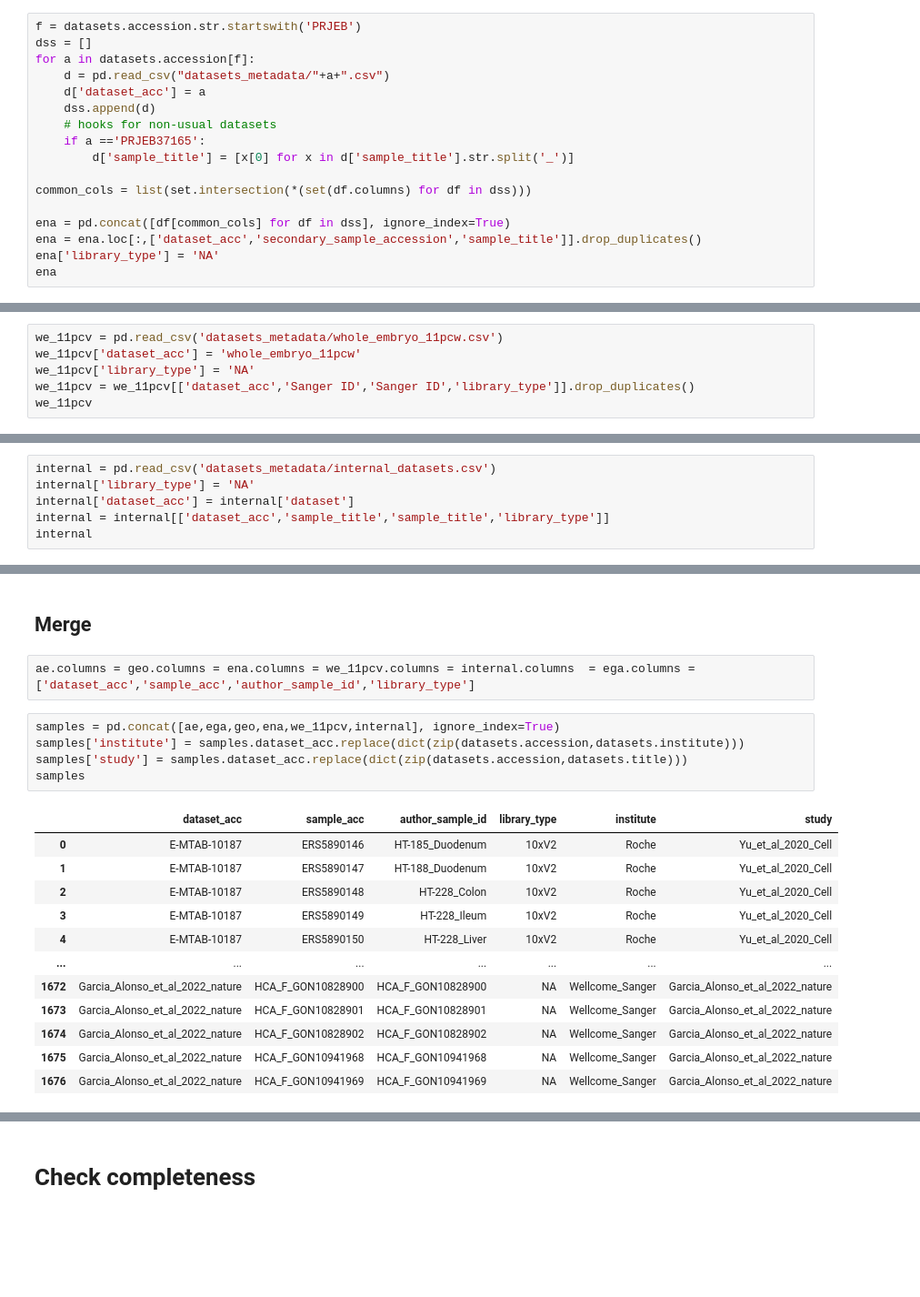
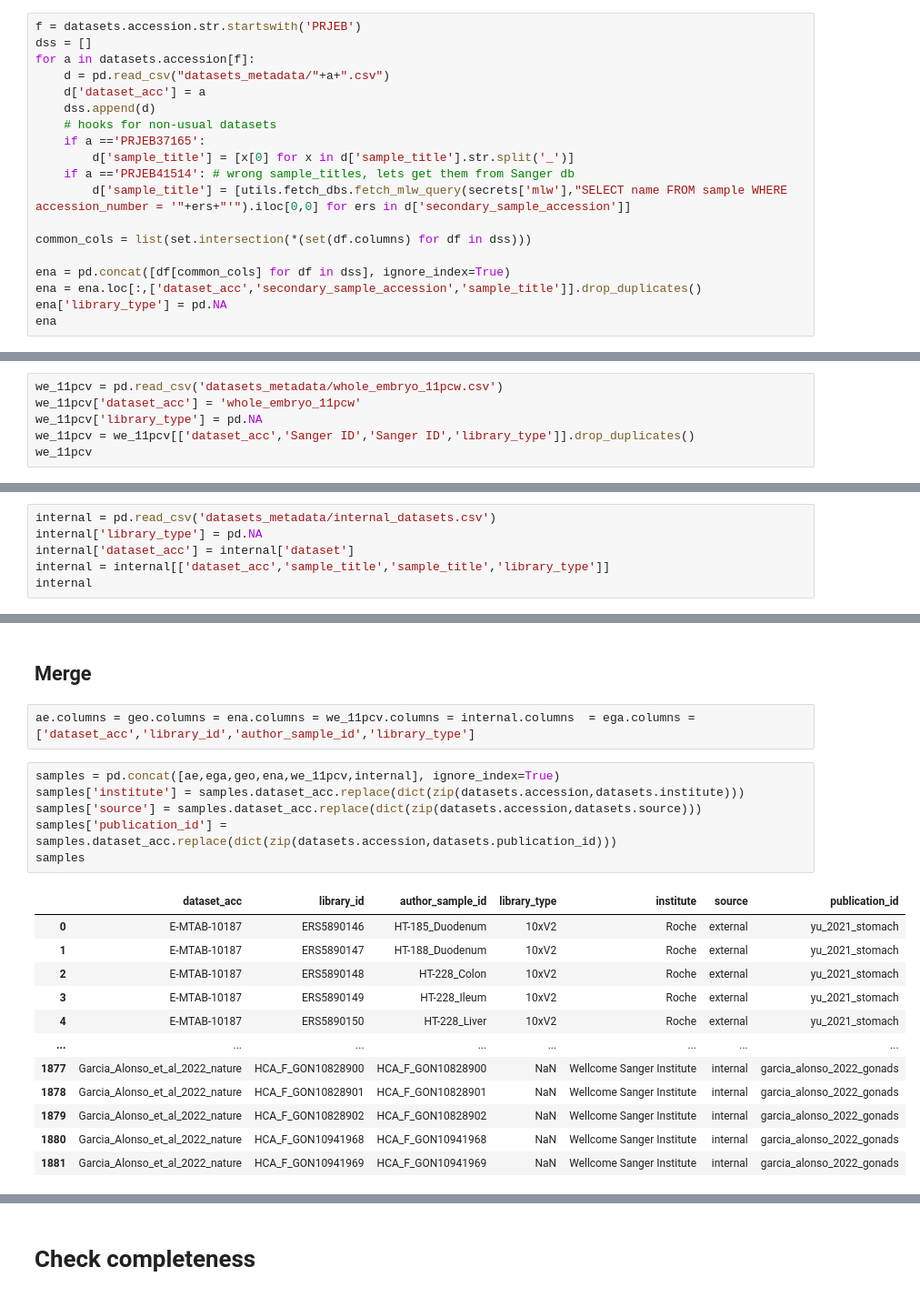
Before and after one commit to cellgeni/hdca_v2_reprocessing, a Jupyter notebook: 01_collect_sample_metadata.ipynb, the cells around one changed output, grey strips where cells are left out. Shown at 91% size. Cells and saved outputs as stored; diff of their text form; blank space fills up the shorter version.

```diff
--- a/01_collect_sample_metadata.ipynb
+++ b/01_collect_sample_metadata.ipynb
@@ -386,12 +456,14 @@ for a in datasets.accession[f]:
     # hooks for non-usual datasets
     if a =='PRJEB37165':
         d['sample_title'] = [x[0] for x in d['sample_title'].str.split('_')]
+    if a =='PRJEB41514': # wrong sample_titles, lets get them from Sanger db
+        d['sample_title'] = [utils.fetch_dbs.fetch_mlw_query(secrets['mlw'],"SELECT name FROM sample WHERE accession_number = '"+ers+"'").iloc[0,0] for ers in d['secondary_sample_accession']]
 
 common_cols = list(set.intersection(*(set(df.columns) for df in dss)))
 
 ena = pd.concat([df[common_cols] for df in dss], ignore_index=True)
 ena = ena.loc[:,['dataset_acc','secondary_sample_accession','sample_title']].drop_duplicates()
-ena['library_type'] = 'NA'
+ena['library_type'] = pd.NA
 ena
 # %% [output]
 |  | dataset_acc | secondary_sample_accession | sample_title | library_type |
@@ -412,7 +484,7 @@ ena
 # %%
 we_11pcv = pd.read_csv('datasets_metadata/whole_embryo_11pcw.csv')
 we_11pcv['dataset_acc'] = 'whole_embryo_11pcw'
-we_11pcv['library_type'] = 'NA'
+we_11pcv['library_type'] = pd.NA
 we_11pcv = we_11pcv[['dataset_acc','Sanger ID','Sanger ID','library_type']].drop_duplicates()
 we_11pcv
 # %% [output]
@@ -431,7 +503,7 @@ we_11pcv
 48 rows × 4 columns
 # %%
 internal = pd.read_csv('datasets_metadata/internal_datasets.csv')
-internal['library_type'] = 'NA'
+internal['library_type'] = pd.NA
 internal['dataset_acc'] = internal['dataset']
 internal = internal[['dataset_acc','sample_title','sample_title','library_type']]
 internal
@@ -452,22 +524,23 @@ internal
 # %% [markdown]
 ## Merge
 # %%
-ae.columns = geo.columns = ena.columns = we_11pcv.columns = internal.columns  = ega.columns = ['dataset_acc','sample_acc','author_sample_id','library_type']
+ae.columns = geo.columns = ena.columns = we_11pcv.columns = internal.columns  = ega.columns = ['dataset_acc','library_id','author_sample_id','library_type']
 # %%
 samples = pd.concat([ae,ega,geo,ena,we_11pcv,internal], ignore_index=True)
 samples['institute'] = samples.dataset_acc.replace(dict(zip(datasets.accession,datasets.institute)))
-samples['study'] = samples.dataset_acc.replace(dict(zip(datasets.accession,datasets.title)))
+samples['source'] = samples.dataset_acc.replace(dict(zip(datasets.accession,datasets.source)))
+samples['publication_id'] = samples.dataset_acc.replace(dict(zip(datasets.accession,datasets.publication_id)))
 samples
 # %% [output]
-|  | dataset_acc | sample_acc | author_sample_id | library_type | institute | study |
-| 0 | E-MTAB-10187 | ERS5890146 | HT-185_Duodenum | 10xV2 | Roche | Yu_et_al_2020_Cell |
-| 1 | E-MTAB-10187 | ERS5890147 | HT-188_Duodenum | 10xV2 | Roche | Yu_et_al_2020_Cell |
-| 2 | E-MTAB-10187 | ERS5890148 | HT-228_Colon | 10xV2 | Roche | Yu_et_al_2020_Cell |
-| 3 | E-MTAB-10187 | ERS5890149 | HT-228_Ileum | 10xV2 | Roche | Yu_et_al_2020_Cell |
-| 4 | E-MTAB-10187 | ERS5890150 | HT-228_Liver | 10xV2 | Roche | Yu_et_al_2020_Cell |
-| ... | ... | ... | ... | ... | ... | ... |
-| 1672 | Garcia_Alonso_et_al_2022_nature | HCA_F_GON10828900 | HCA_F_GON10828900 | NA | Wellcome_Sanger | Garcia_Alonso_et_al_2022_nature |
-| 1673 | Garcia_Alonso_et_al_2022_nature | HCA_F_GON10828901 | HCA_F_GON10828901 | NA | Wellcome_Sanger | Garcia_Alonso_et_al_2022_nature |
-| 1674 | Garcia_Alonso_et_al_2022_nature | HCA_F_GON10828902 | HCA_F_GON10828902 | NA | Wellcome_Sanger | Garcia_Alonso_et_al_2022_nature |
-| 1675 | Garcia_Alonso_et_al_2022_nature | HCA_F_GON10941968 | HCA_F_GON10941968 | NA | Wellcome_Sanger | Garcia_Alonso_et_al_2022_nature |
-| 1676 | Garcia_Alonso_et_al_2022_nature | HCA_F_GON10941969 | HCA_F_GON10941969 | NA | Wellcome_Sanger | Garcia_Alonso_et_al_2022_nature |
+|  | dataset_acc | library_id | author_sample_id | library_type | institute | source | publication_id |
+| 0 | E-MTAB-10187 | ERS5890146 | HT-185_Duodenum | 10xV2 | Roche | external | yu_2021_stomach |
+| 1 | E-MTAB-10187 | ERS5890147 | HT-188_Duodenum | 10xV2 | Roche | external | yu_2021_stomach |
+| 2 | E-MTAB-10187 | ERS5890148 | HT-228_Colon | 10xV2 | Roche | external | yu_2021_stomach |
+| 3 | E-MTAB-10187 | ERS5890149 | HT-228_Ileum | 10xV2 | Roche | external | yu_2021_stomach |
+| 4 | E-MTAB-10187 | ERS5890150 | HT-228_Liver | 10xV2 | Roche | external | yu_2021_stomach |
+| ... | ... | ... | ... | ... | ... | ... | ... |
+| 1877 | Garcia_Alonso_et_al_2022_nature | HCA_F_GON10828900 | HCA_F_GON10828900 | NaN | Wellcome Sanger Institute | internal | garcia_alonso_2022_gonads |
+| 1878 | Garcia_Alonso_et_al_2022_nature | HCA_F_GON10828901 | HCA_F_GON10828901 | NaN | Wellcome Sanger Institute | internal | garcia_alonso_2022_gonads |
+| 1879 | Garcia_Alonso_et_al_2022_nature | HCA_F_GON10828902 | HCA_F_GON10828902 | NaN | Wellcome Sanger Institute | internal | garcia_alonso_2022_gonads |
+| 1880 | Garcia_Alonso_et_al_2022_nature | HCA_F_GON10941968 | HCA_F_GON10941968 | NaN | Wellcome Sanger Institute | internal | garcia_alonso_2022_gonads |
+| 1881 | Garcia_Alonso_et_al_2022_nature | HCA_F_GON10941969 | HCA_F_GON10941969 | NaN | Wellcome Sanger Institute | internal | garcia_alonso_2022_gonads |
```
Also changed, not shown: parts of 81 cells of this notebook, 9 other files.
